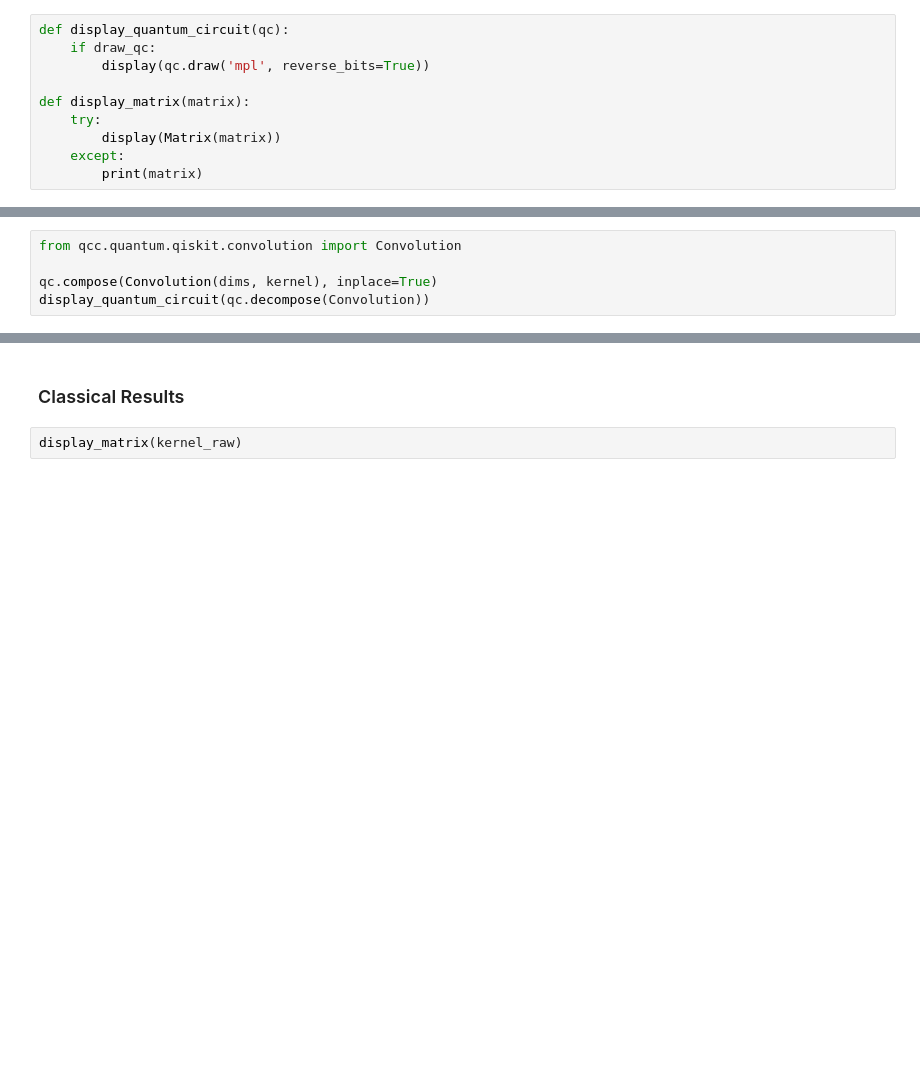
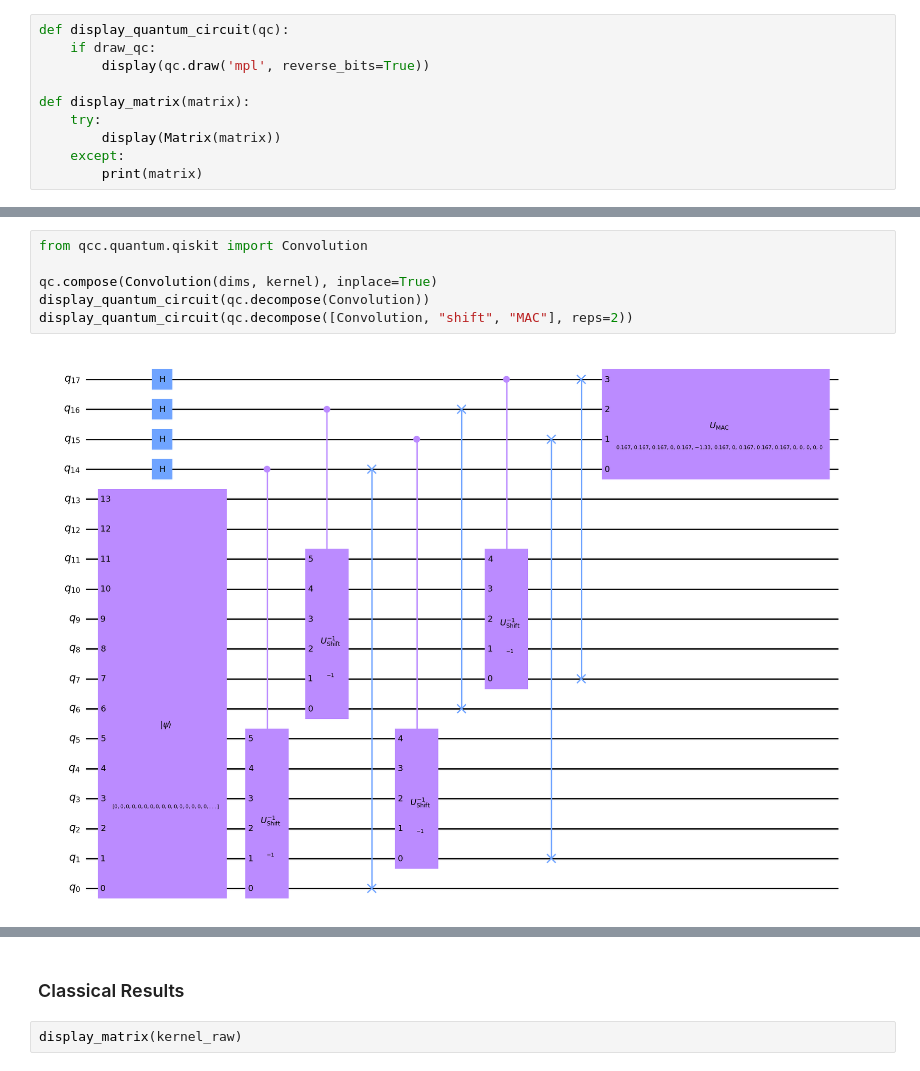
Before and after one commit to mingyoungjeng/quantum-convolutional-classifier, a Jupyter notebook: examples/convolution.ipynb, the cells around one changed output, grey strips where cells are left out. Cells and saved outputs as stored; diff of their text form; blank space fills up the shorter version.

Commit message:
replace StatePreparation with MAC in convolution

```diff
--- a/examples/convolution.ipynb
+++ b/examples/convolution.ipynb
@@ -65,5 +73,8 @@ display_quantum_circuit(qc)
 # %%
-from qcc.quantum.qiskit.convolution import Convolution
+from qcc.quantum.qiskit import Convolution
 
 qc.compose(Convolution(dims, kernel), inplace=True)
 display_quantum_circuit(qc.decompose(Convolution))
+display_quantum_circuit(qc.decompose([Convolution, "shift", "MAC"], reps=2))
+# %% [output]
+[figure, added]
```
Also changed, not shown: parts of 10 cells of this notebook, 7 other files.
